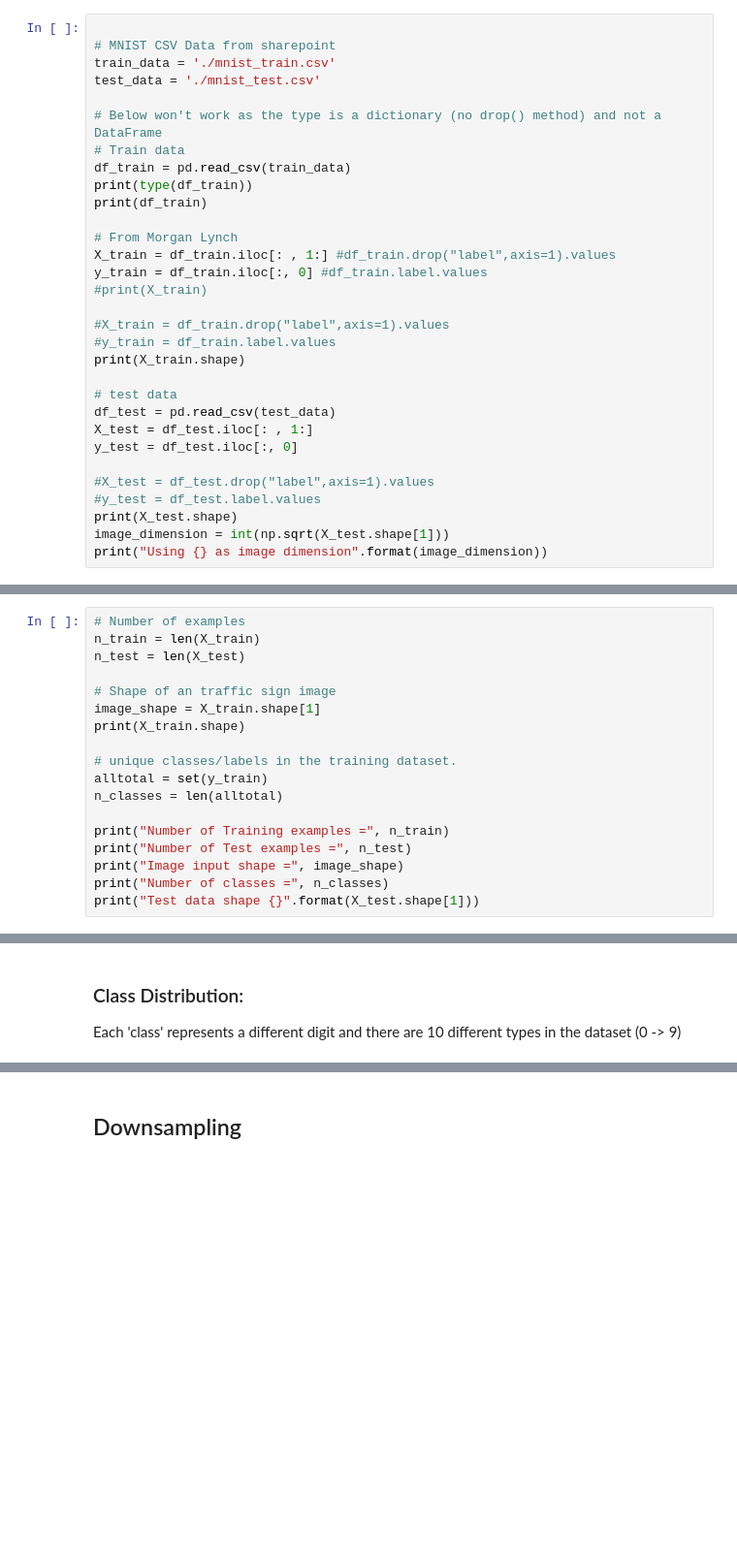
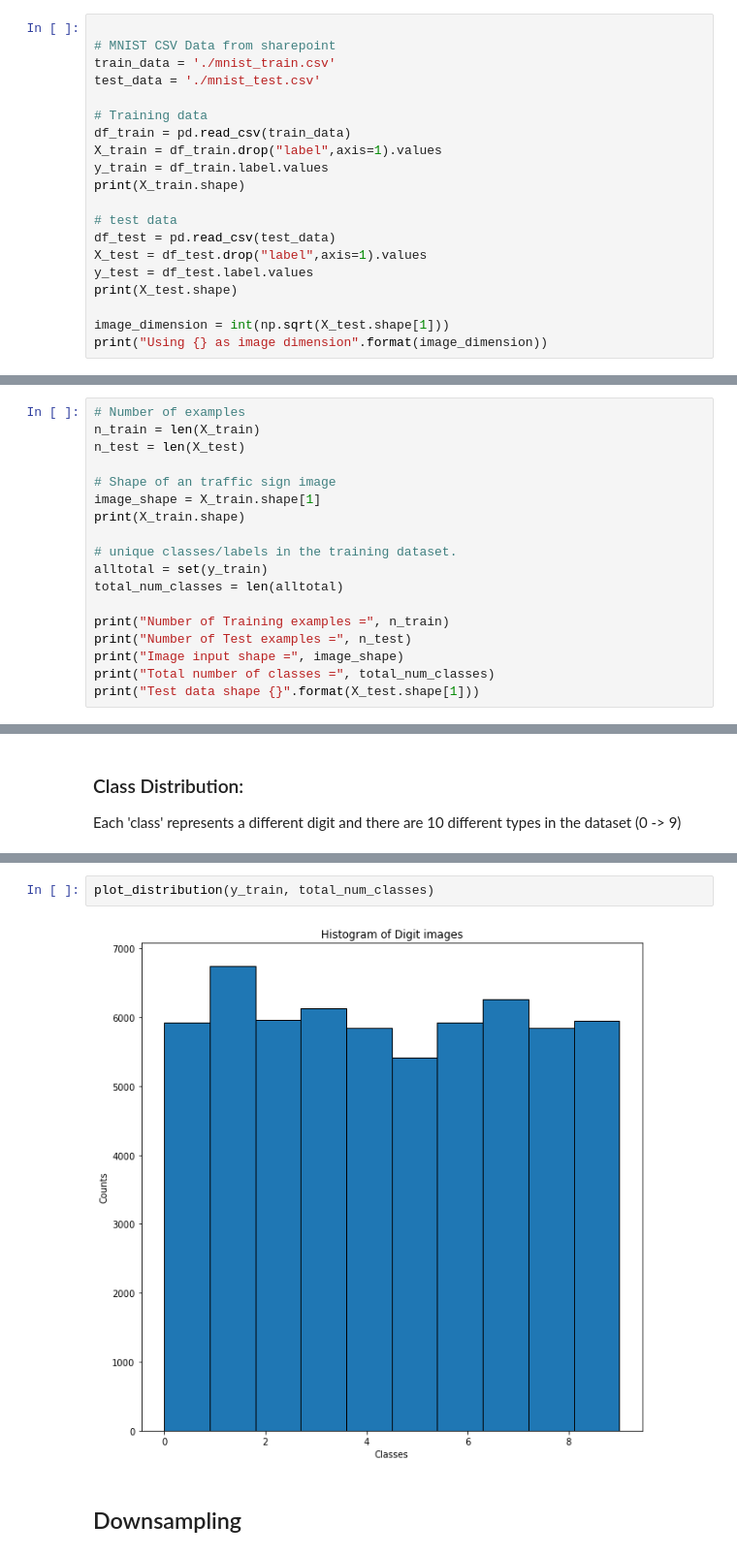
Before and after one commit to 9309888/ET5003-Group-2, a Jupyter notebook: ET5003_Etivity1_JohnHayes_9309888.ipynb, the cells around one changed output, grey strips where cells are left out. Shown: that part at 97% size. Saved outputs shown, nothing was run; the diff lists cells and outputs as text; blank space fills up the shorter version.

Commit message:
Add files via upload
Updated for dataset with labels, re-org and added stats comparison.

```diff
--- a/ET5003_Etivity1_JohnHayes_9309888.ipynb
+++ b/ET5003_Etivity1_JohnHayes_9309888.ipynb
@@ -151,29 +257,18 @@ if RunningInCOLAB:
 train_data = './mnist_train.csv'
 test_data = './mnist_test.csv'
 
-# Below won't work as the type is a dictionary (no drop() method) and not a DataFrame
-# Train data
+# Training data
 df_train = pd.read_csv(train_data)
-print(type(df_train))
-print(df_train)
-
-# From Morgan Lynch
-X_train = df_train.iloc[: , 1:] #df_train.drop("label",axis=1).values
-y_train = df_train.iloc[:, 0] #df_train.label.values
-#print(X_train)
-
-#X_train = df_train.drop("label",axis=1).values
-#y_train = df_train.label.values
+X_train = df_train.drop("label",axis=1).values
+y_train = df_train.label.values
 print(X_train.shape)
 
 # test data
 df_test = pd.read_csv(test_data)
-X_test = df_test.iloc[: , 1:]
-y_test = df_test.iloc[:, 0]
+X_test = df_test.drop("label",axis=1).values
+y_test = df_test.label.values
+print(X_test.shape)
 
-#X_test = df_test.drop("label",axis=1).values
-#y_test = df_test.label.values
-print(X_test.shape)
 image_dimension = int(np.sqrt(X_test.shape[1]))
 print("Using {} as image dimension".format(image_dimension))
 # %% [output]
@@ -275,11 +343,11 @@ print(X_train.shape)
 
 # unique classes/labels in the training dataset.
 alltotal = set(y_train)
-n_classes = len(alltotal)
+total_num_classes = len(alltotal)
 
 print("Number of Training examples =", n_train)
 print("Number of Test examples =", n_test)
 print("Image input shape =", image_shape)
-print("Number of classes =", n_classes)
+print("Total number of classes =", total_num_classes)
 print("Test data shape {}".format(X_test.shape[1]))
 # %% [output]
@@ -307,3 +364,7 @@ plt.show()
+# %%
+plot_distribution(y_train, total_num_classes)
+# %% [output]
+[figure, added]
 # %% [markdown]
 ## Downsampling
 # %% [markdown]
```
Also changed, not shown: parts of 85 cells of this notebook.
